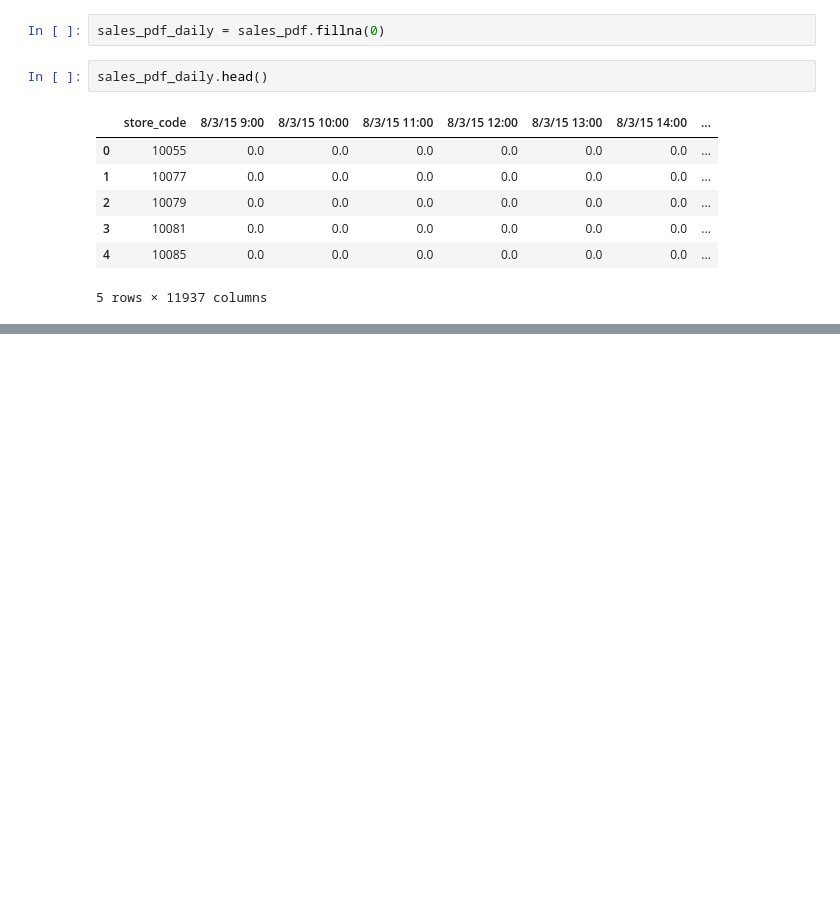
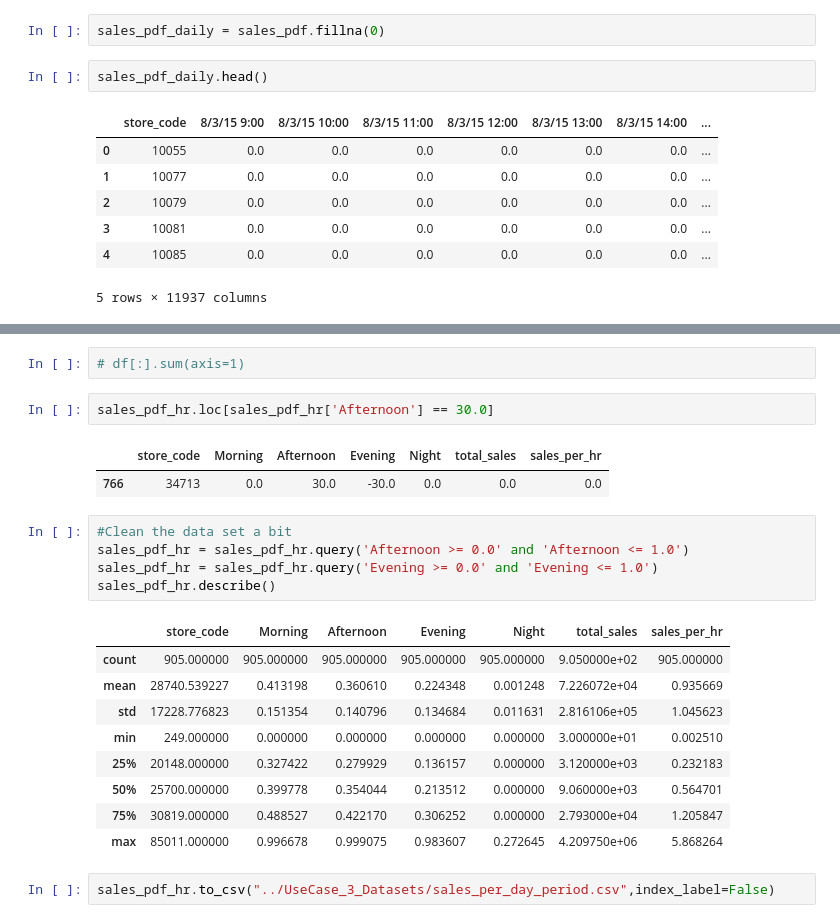
Before and after one commit to anilkumarpanda/imp_sales_forecast, a Jupyter notebook: Create Target v2.0.ipynb, the cells around one changed output, grey strips where cells are left out. Drawn from its saved outputs; the diff is of its cells as text; blank space fills up the shorter version.

```diff
--- a/Create Target v2.0.ipynb
+++ b/Create Target v2.0.ipynb
@@ -77,0 +136,24 @@ sales_pdf_daily['sales_per_hr'].hist()
+# %%
+# df[:].sum(axis=1)
+# %%
+sales_pdf_hr.loc[sales_pdf_hr['Afternoon'] == 30.0]
+# %% [output]
+|  | store_code | Morning | Afternoon | Evening | Night | total_sales | sales_per_hr |
+| 766 | 34713 | 0.0 | 30.0 | -30.0 | 0.0 | 0.0 | 0.0 |
+# %%
+#Clean the data set a bit
+sales_pdf_hr = sales_pdf_hr.query('Afternoon >= 0.0' and 'Afternoon <= 1.0')
+sales_pdf_hr = sales_pdf_hr.query('Evening >= 0.0' and 'Evening <= 1.0')
+sales_pdf_hr.describe()
+# %% [output]
+|  | store_code | Morning | Afternoon | Evening | Night | total_sales | sales_per_hr |
+| count | 905.000000 | 905.000000 | 905.000000 | 905.000000 | 905.000000 | 9.050000e+02 | 905.000000 |
+| mean | 28740.539227 | 0.413198 | 0.360610 | 0.224348 | 0.001248 | 7.226072e+04 | 0.935669 |
+| std | 17228.776823 | 0.151354 | 0.140796 | 0.134684 | 0.011631 | 2.816106e+05 | 1.045623 |
+| min | 249.000000 | 0.000000 | 0.000000 | 0.000000 | 0.000000 | 3.000000e+01 | 0.002510 |
+| 25% | 20148.000000 | 0.327422 | 0.279929 | 0.136157 | 0.000000 | 3.120000e+03 | 0.232183 |
+| 50% | 25700.000000 | 0.399778 | 0.354044 | 0.213512 | 0.000000 | 9.060000e+03 | 0.564701 |
+| 75% | 30819.000000 | 0.488527 | 0.422170 | 0.306252 | 0.000000 | 2.793000e+04 | 1.205847 |
+| max | 85011.000000 | 0.996678 | 0.999075 | 0.983607 | 0.272645 | 4.209750e+06 | 5.868264 |
+# %%
+sales_pdf_hr.to_csv("../UseCase_3_Datasets/sales_per_day_period.csv",index_label=False)
```
Also changed, not shown: parts of 11 cells of this notebook, 4 other files.
